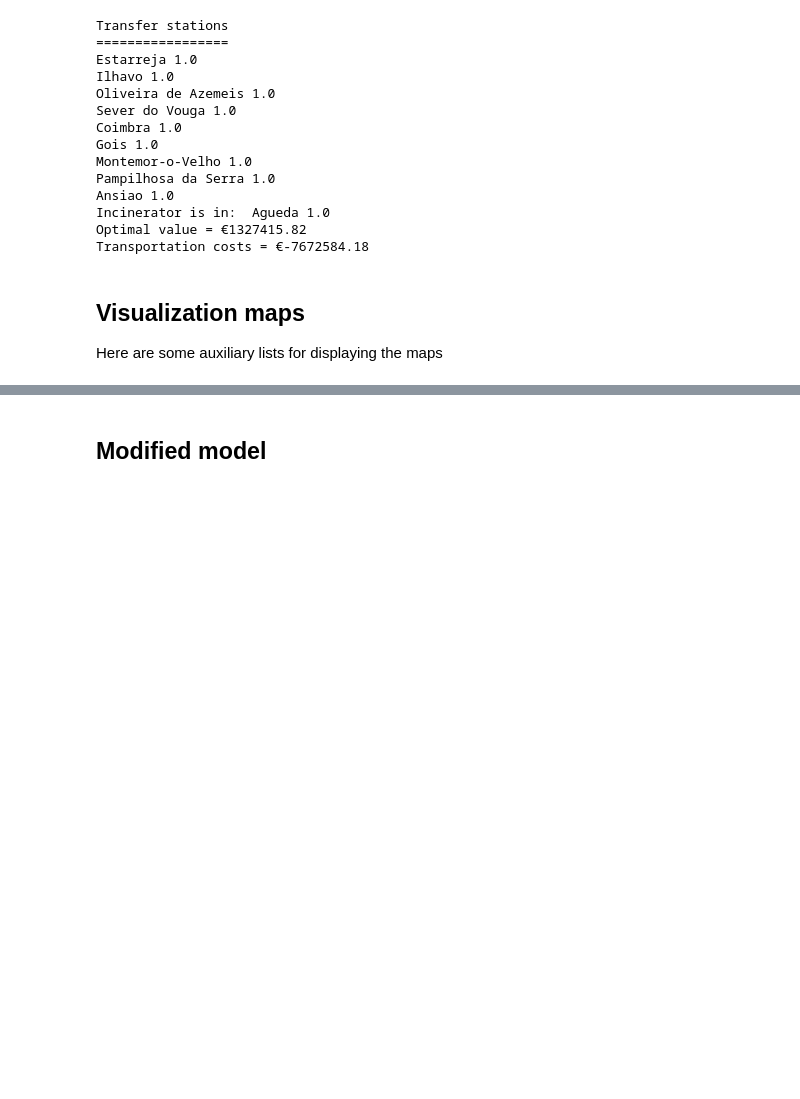
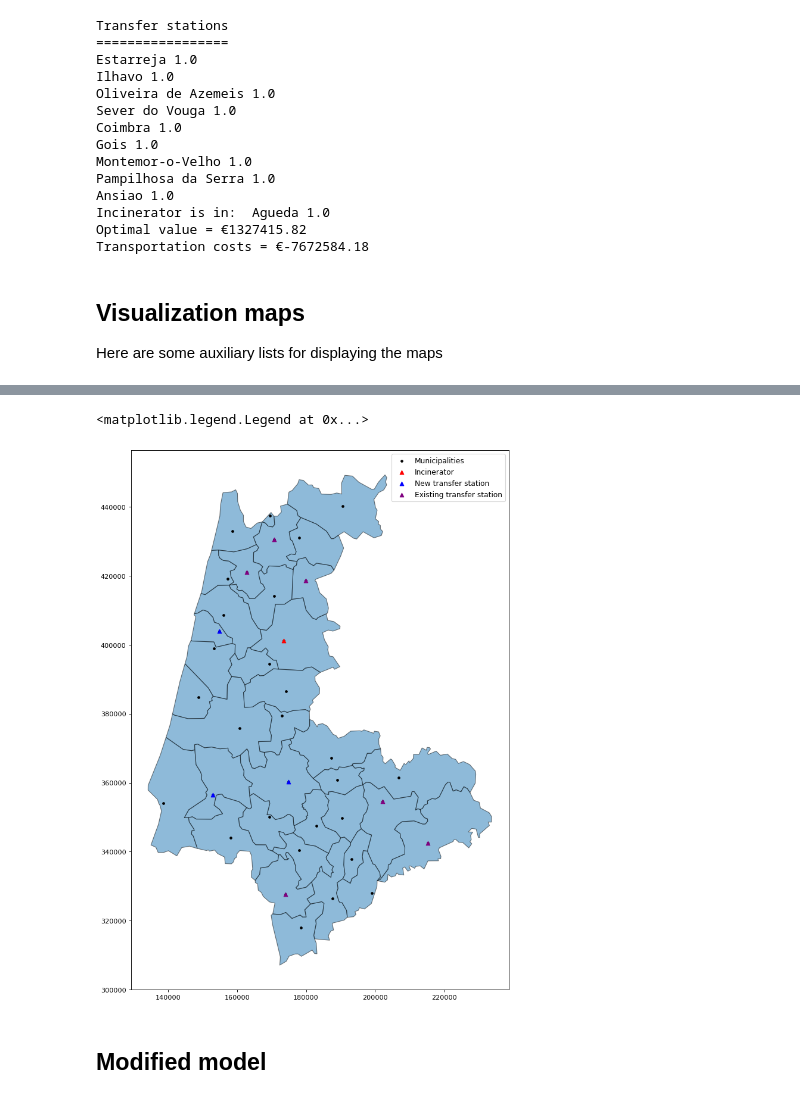
Before and after one commit to chiclez/MSW_Portugal, a Jupyter notebook: taor.ipynb, the cells around one changed output, grey strips where cells are left out. Cells and saved outputs as stored; diff of their text form; code cells hidden in the pictures; blank space fills up the shorter version.

Commit message:
geopandas is here

```diff
--- a/taor.ipynb
+++ b/taor.ipynb
@@ -258,0 +295,35 @@ centro_map
+# %%
+# Geopandas visualization
+shape_files = os.path.join(os.getcwd(), "Shapefiles")
+
+# Municipalities
+mun = gp.read_file(os.path.join(shape_files, "ersucconc.shp"))
+topo = gp.read_file(os.path.join(shape_files, "ersucconc_topo.shp"))
+topo = topo.sort_values(by = "ORD_COD")
+topo["Concelho"] = J
+
+# Inner join
+results_inner = results_gp.merge(topo, on = "Concelho", how = "inner")
+
+# Facilities coordinates
+incinerator = results_inner[results_inner["type"] == "incinerator"].geometry
+ts_all = results_inner[(results_inner["type"] == "ts_existing") | (results_inner["type"] == "ts_new")].geometry
+
+
+# v_jl
+links_tmp = links_gp.merge(topo, on = "Concelho", how = "inner")
+
+
+
+points_list = list(links_tmp.geometry)
+for i in range(0, links_tmp.shape[0]):
+
+    if (links_tmp["type"][i] == "incinerator"):
+        links_list.append(LineString([Point(incinerator.x, incinerator.y), Point(links_tmp.geometry[i].x, links_tmp.geometry[i].y)]))
+    #else:
+    #    links_list.append(LineString([Point(ts_all[i].x, ts_all[i].y), Point(links_tmp.geometry[i].x, links_tmp.geometry[i].y)]))
+
+
+# links_gp.drop(columns="geometry")
+# links_gp["geometry"] = links_lines
+print(links_gp)
@@ -259,3 +348,16 @@ centro_map
+# %%
+# Display geopandas plot
+fig,ax = plt.subplots(figsize = (15,15))
+mun.plot(ax =ax, alpha=0.5, edgecolor='k')
+topo.plot(ax = ax, markersize=10, color = "black", marker = "o", label = "Municipalities")
+results_inner[results_inner["type"] == "incinerator"].plot(ax = ax, markersize=35, color = "red", marker = "^", label = "Incinerator")
+results_inner[results_inner["type"] == "ts_new"].plot(ax = ax, markersize=35, color = "blue", marker = "^", label = "New transfer station")
+results_inner[results_inner["type"] == "ts_existing"].plot(ax = ax, markersize=35, color = "purple", marker = "^", label = "Existing transfer station")
+#v_jl_gp.plot(ax =ax, color='black')
+plt.legend(prop = {'size': 11}, loc = "upper right")
+# %% [output]
+<matplotlib.legend.Legend at 0x...>
+[figure, added]
 # %% [markdown]
 ## Modified model
 # %%
```
Also changed, not shown: parts of 5 cells of this notebook, 16 other files.
